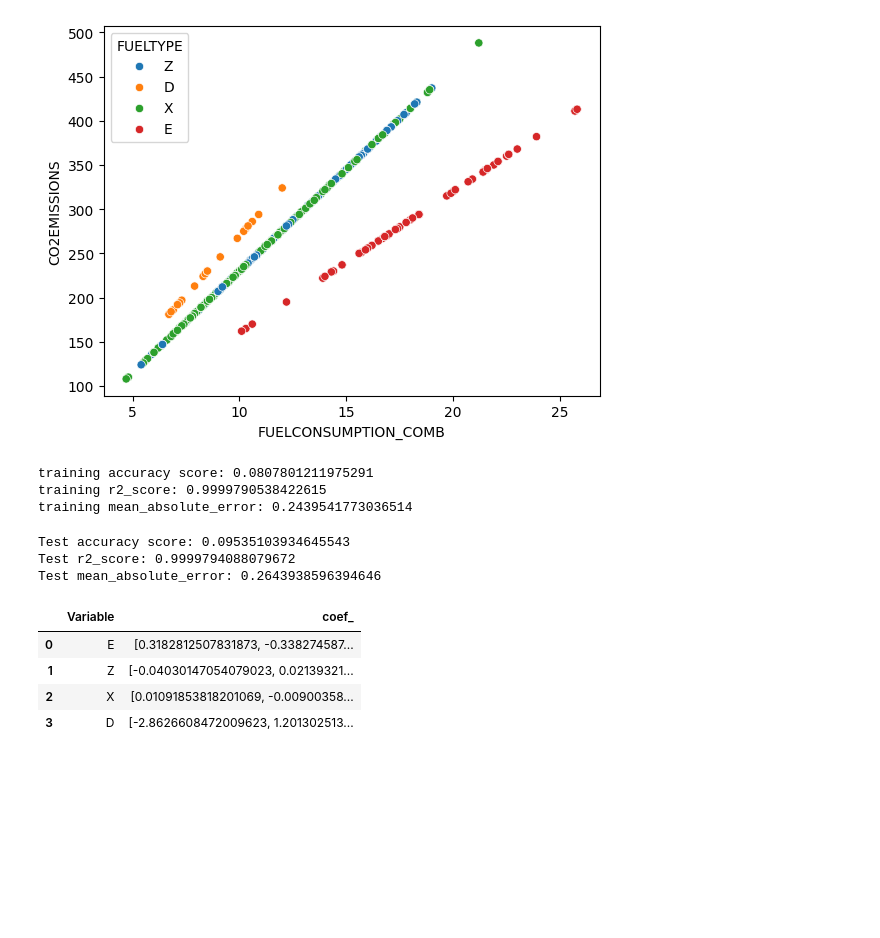
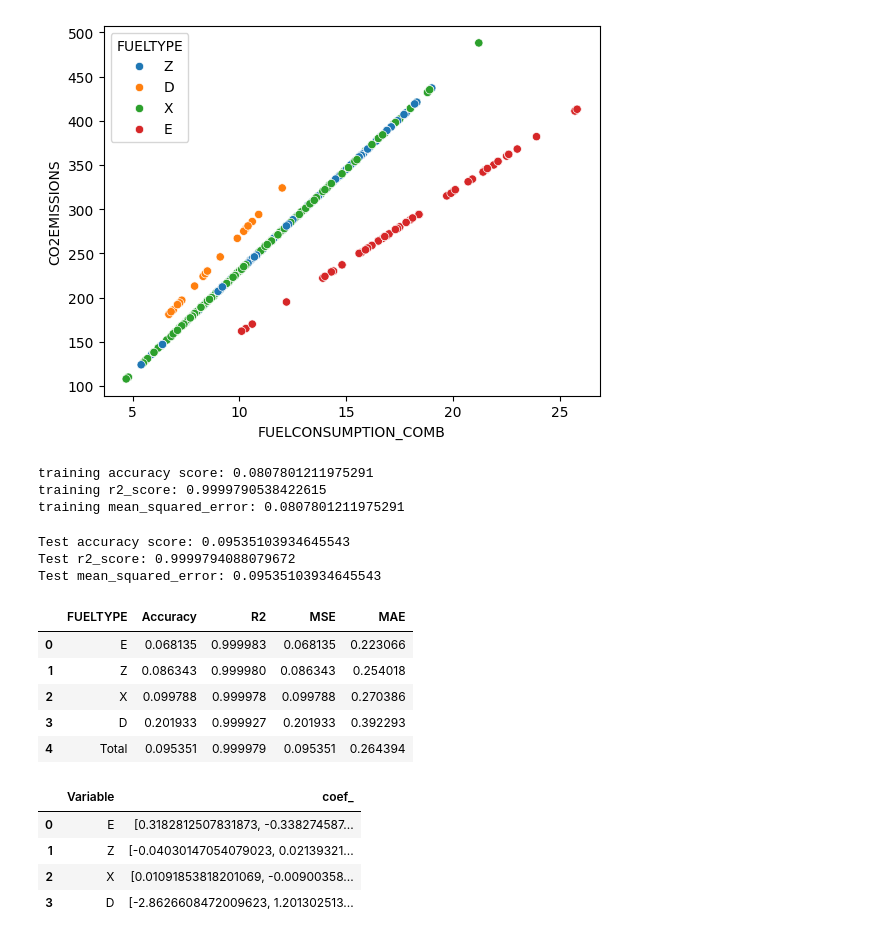
Before and after one commit to finfante-ia/dummie-lineal-regression, a Jupyter notebook: Fuel Consumption CO2.ipynb, the cells around one changed output. Saved outputs shown, nothing was run; the diff lists cells and outputs as text; code cells hidden in the pictures; blank space fills up the shorter version.

```diff
--- a/Fuel Consumption CO2.ipynb
+++ b/Fuel Consumption CO2.ipynb
@@ -87,7 +87,7 @@ class LR_hue:
 
         print('training accuracy score:', metrics.mean_squared_error(yre,yhatre))
         print('training r2_score:', metrics.r2_score(yre,yhatre))
-        print('training mean_absolute_error:', metrics.mean_absolute_error(yre,yhatre))
+        print('training mean_squared_error:', metrics.mean_squared_error(yre,yhatre))
 
         self.fitted=True
         #return self.dict_lr
@@ -128,6 +128,19 @@ class LR_hue:
         for hue_feature in self.hue_features:
             df_params.loc[len(df_params.index)]=[hue_feature, self.dict_lr[hue_feature].intercept_]
         return df_params
+
+    def scores(self,X,y):
+        self.check_fitted()
+        y=y.to_frame()
+        hue=self.hue
+        yhat=self.predict(X).to_frame()
+        df_params=pd.DataFrame(columns=[hue,'Accuracy', 'R2', 'MSE', 'MAE'])
+        for hue_feature in self.hue_features:
+            yhath=yhat[X[hue]==hue_feature]
+            yh=y[X[hue]==hue_feature]
+            df_params.loc[len(df_params.index)]=[hue_feature, metrics.mean_squared_error(yh,yhath), metrics.r2_score(yh,yhath), metrics.mean_squared_error(yh,yhath) ,metrics.mean_absolute_error(yh,yhath)]
+        df_params.loc[len(df_params.index)]=['Total', metrics.mean_squared_error(y,yhat), metrics.r2_score(y,yhat), metrics.mean_squared_error(y,yhat) ,metrics.mean_absolute_error(y,yhat)]
+        return df_params
 # %%
 lr=LR_hue()
 # %%
@@ -140,17 +153,26 @@ lr.fit(X_train,Y_train,'FUELTYPE')
 # %% [output]
 training accuracy score: 0.0807801211975291
 training r2_score: 0.9999790538422615
-training mean_absolute_error: 0.2439541773036514
+training mean_squared_error: 0.0807801211975291
 # %%
 y_hat=lr.predict(X_test)
 
 print('Test accuracy score:', metrics.mean_squared_error(Y_test,y_hat))
 print('Test r2_score:', metrics.r2_score(Y_test,y_hat))
-print('Test mean_absolute_error:', metrics.mean_absolute_error(Y_test,y_hat))
+print('Test mean_squared_error:', metrics.mean_squared_error(Y_test,y_hat))
 # %% [output]
 Test accuracy score: 0.09535103934645543
 Test r2_score: 0.9999794088079672
-Test mean_absolute_error: 0.2643938596394646
+Test mean_squared_error: 0.09535103934645543
+# %%
+lr.scores(X_test,Y_test)
+# %% [output]
+|  | FUELTYPE | Accuracy | R2 | MSE | MAE |
+| 0 | E | 0.068135 | 0.999983 | 0.068135 | 0.223066 |
+| 1 | Z | 0.086343 | 0.999980 | 0.086343 | 0.254018 |
+| 2 | X | 0.099788 | 0.999978 | 0.099788 | 0.270386 |
+| 3 | D | 0.201933 | 0.999927 | 0.201933 | 0.392293 |
+| 4 | Total | 0.095351 | 0.999979 | 0.095351 | 0.264394 |
 # %%
 lr.coef_()
 # %% [output]
```
Also changed, not shown: 1 other file.
